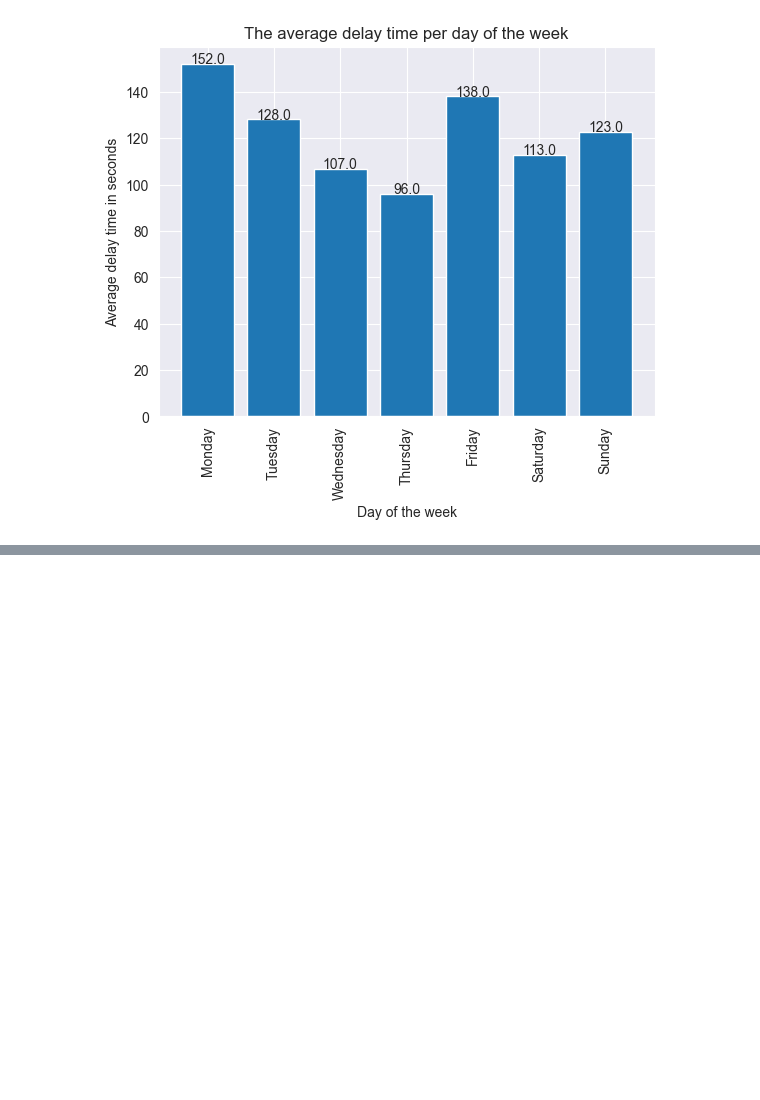
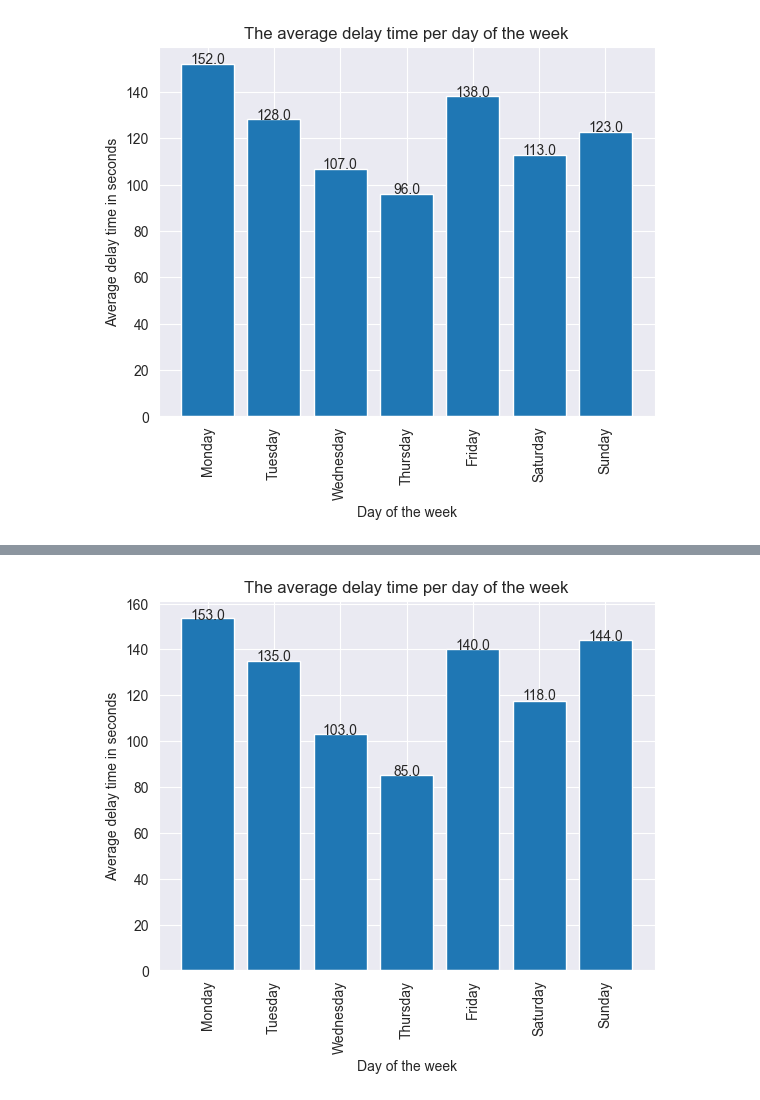
Before and after one commit to Seoyangsam/ACRM, a Jupyter notebook: src/Q6.ipynb, the cells around one changed output, grey strips where cells are left out. Saved outputs shown, nothing was run; the diff lists cells and outputs as text; code cells hidden in the pictures; blank space fills up the shorter version.

```diff
--- a/src/Q6.ipynb
+++ b/src/Q6.ipynb
@@ -66,0 +67,4 @@ KeyError: 'Name of the stop'
+# %%
+avg_delayBigCities = trips.groupby("Date of departure")["Delay time"].mean().reset_index()
+avg_delayBigCities = pd.concat([avg_delayBigCities.iloc[1:], avg_delayBigCities.iloc[:1]])
+avg_delayBigCities
@@ -66,0 +80,15 @@ KeyError: 'Name of the stop'
+# %%
+avg_delayBigCities["Date of departure"] = pd.to_datetime(avg_delayBigCities["Date of departure"], format = '%Y-%m-%d').dt.day_name()
+# %%
+def addvaluelabels(x,y):
+    for i in range(len(x)):
+        plt.text(i, y.iloc[i], y.iloc[i], ha='center')
+addvaluelabels(avg_delayBigCities["Date of departure"] , avg_delayBigCities["Delay time"].round(0))
+plt.title('The average delay time per day of the week')
+plt.xlabel("Day of the week")
+plt.ylabel("Average delay time in seconds")
+plt.bar(avg_delayBigCities["Date of departure"] , avg_delayBigCities["Delay time"])
+plt.xticks(rotation=90)
+plt.show()
+# %% [output]
+[figure, added]
```
Also changed, not shown: parts of 5 cells of this notebook.
